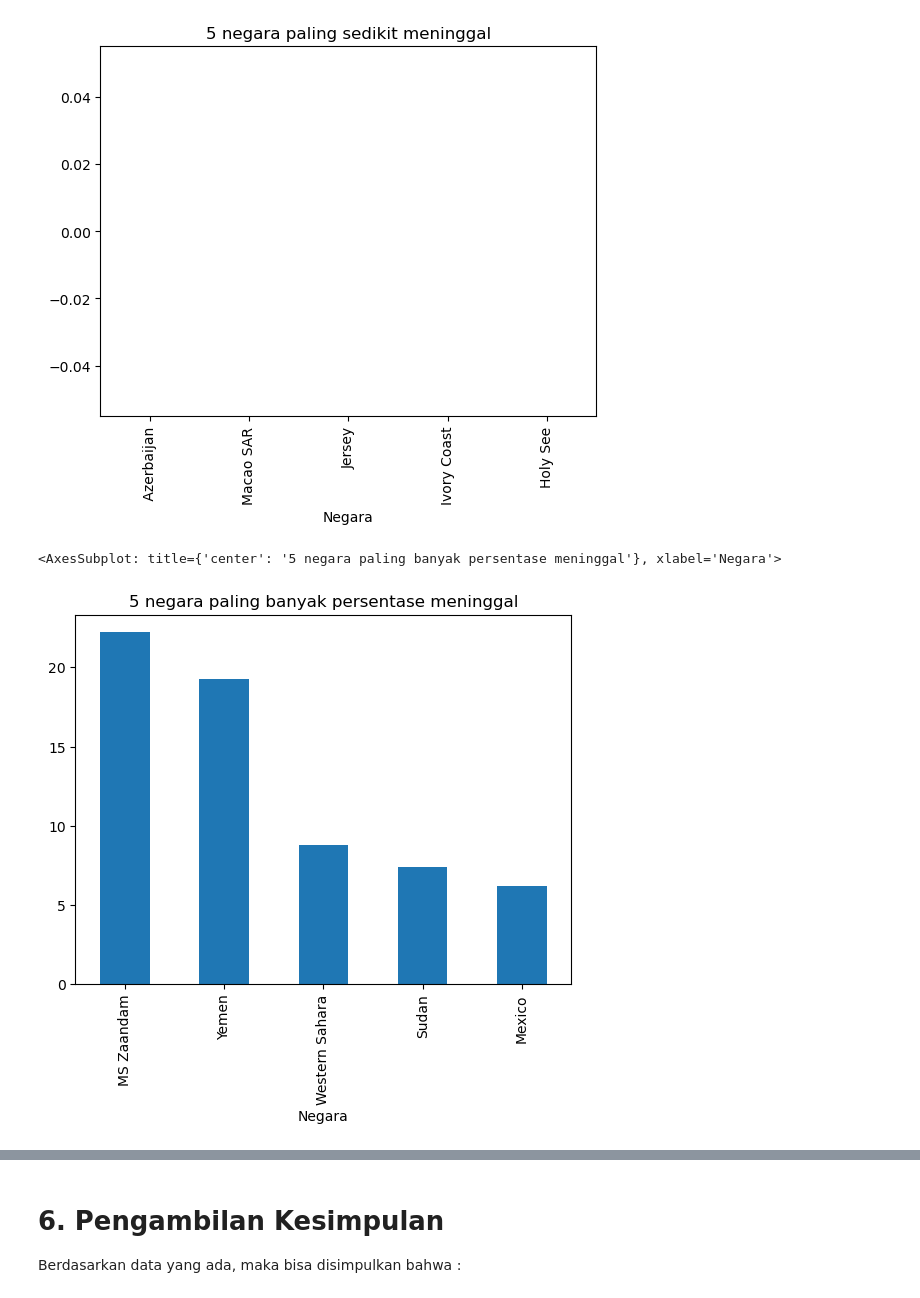
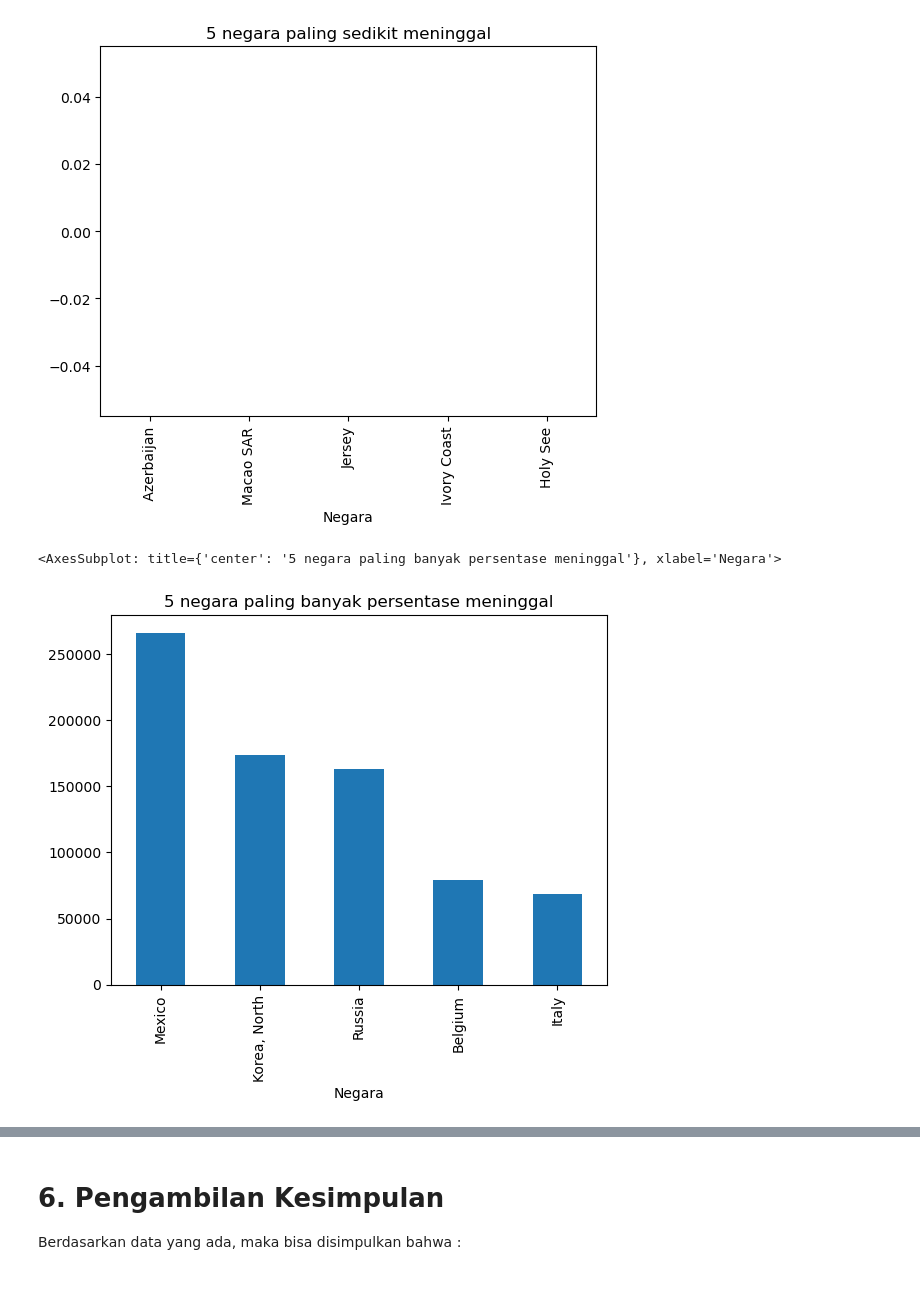
Before and after one commit to faizkurniawan322/Hacktiv8, a Jupyter notebook: phase0/Week1/h8dsft_P0W1_faiz_kurniawan.ipynb, the cells around one changed output, grey strips where cells are left out. Drawn from its saved outputs; the diff is of its cells as text; code cells hidden in the pictures.

```diff
--- a/phase0/Week1/h8dsft_P0W1_faiz_kurniawan.ipynb
+++ b/phase0/Week1/h8dsft_P0W1_faiz_kurniawan.ipynb
@@ -113,0 +170,12 @@ dtype: int64
+# %%
+# Penggantian nama kolom menjadi Bahasa Indonesia
+covid_19.rename(columns={"province_state": "Provinsi",
+                    "country_region" : "Negara",
+                    "date" : "Tanggal",
+                    "confirmed" : "Terjangkit",
+                    "deaths": "Meninggal",
+                    "recovered": "Sembuh",
+                    "active": "Aktif"
+                    }, inplace=True)
+
+covid_19
@@ -114,6 +214,5 @@ dtype: int64
 # %%
-# Grouping kolom country_region untuk mendapatkan data total alih-alih harian
-# Penjumlahan value confirmed dan deaths
-df = df.groupby(by='country_region').sum()
-df
+# Grouping kolom Negara untuk mendapatkan data total per Negara alih-alih harian
+country = covid_19.groupby('Negara', sort=True)
+country
 # %% [output]
@@ -196,0 +220,4 @@ See the caveats in the documentation: https://pandas.pydata.org/pandas-docs/stab
+# %%
+# Penjumlahan value confirmed, deaths, recovered, dan active
+country = country.sum()
+country
@@ -266,6 +351,6 @@ Name: Meninggal, dtype: float64
 # %%
 # Pembuatan variabel baru yang menampilkan 5 negara dengan persentase meninggal terbesar
-highest_percentage = df.sort_values(['Persen'], ascending=False).head()
-highest_percentage['Persen']
+highest_country_percentage = country.sort_values(['Persen'], ascending=False).head()
+highest_country_percentage['Persen']
 # %% [output]
 Negara
@@ -316,9 +408,9 @@ lowest_deaths['Meninggal'].plot(title= '5 negara paling sedikit meninggal', kind
 [figure]
 # %%
 # Visualisasi 5 negara dengan persentase meninggal terbesar
-highest_percentage['Persen'].plot(title='5 negara paling banyak persentase meninggal', kind='bar')
+highest_country_percentage['Persen'].plot(title='5 negara paling banyak persentase meninggal', kind='bar')
 # %% [output]
 <AxesSubplot: title={'center': '5 negara paling banyak persentase meninggal'}, xlabel='Negara'>
-[figure, old version]
+[figure, new version]
 # %%
 # Visualisasi 5 negara dengan persentase meninggal terkecil
```
Also changed, not shown: parts of 38 cells of this notebook.
